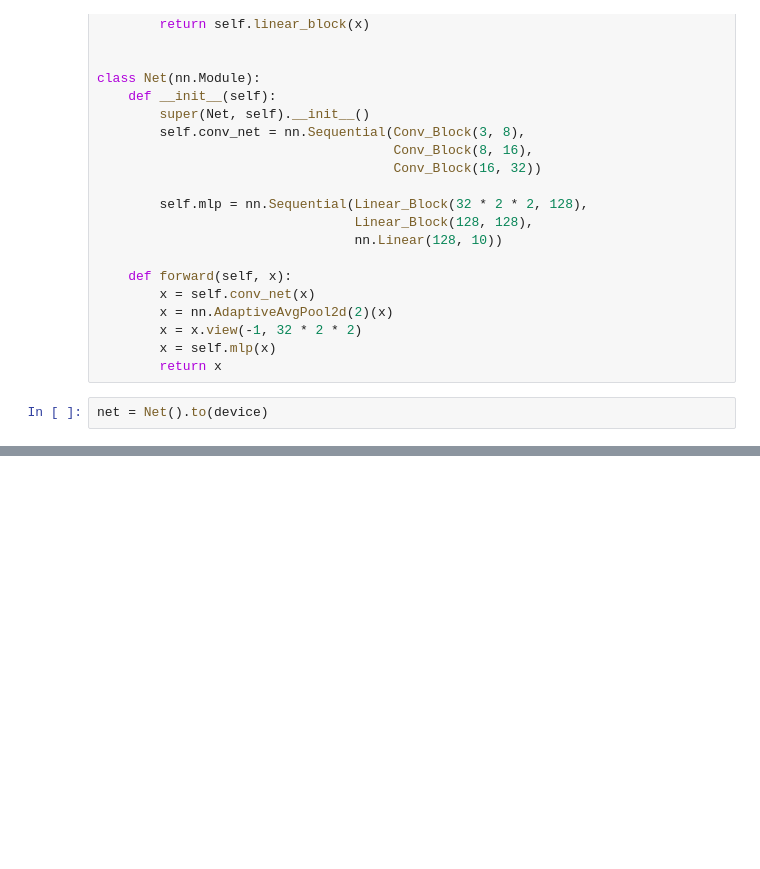
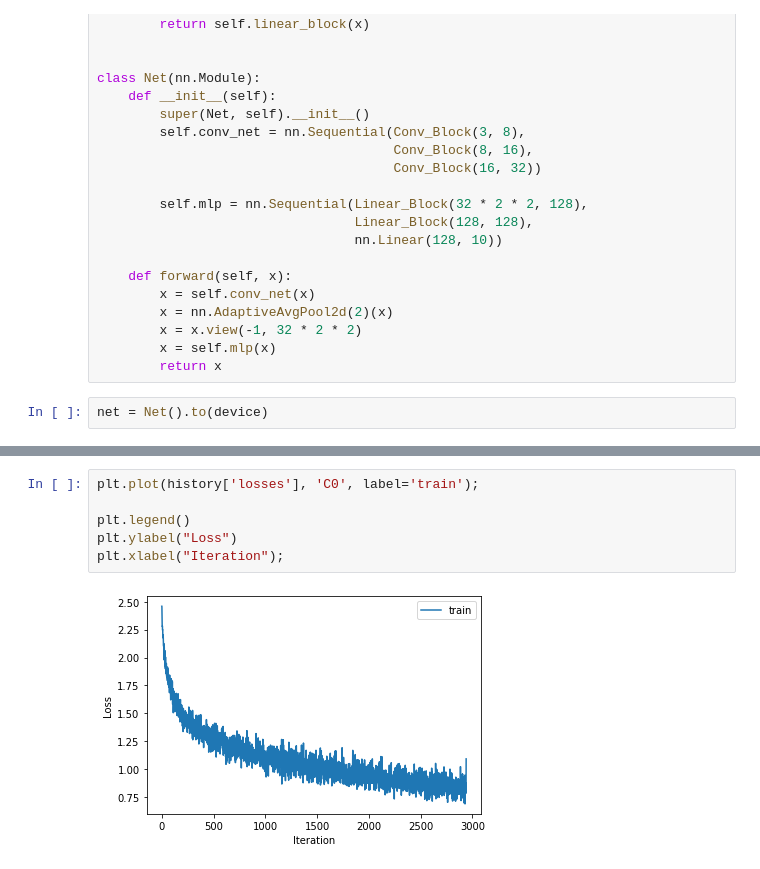
Before and after one commit to susuky/python_pratice, a Jupyter notebook: pytorch_basic_train_process.ipynb, the cells around one changed output, grey strips where cells are left out. Drawn from its saved outputs; the diff is of its cells as text; blank space fills up the shorter version.

```diff
--- a/pytorch_basic_train_process.ipynb
+++ b/pytorch_basic_train_process.ipynb
@@ -244,0 +255,8 @@ plt.plot(losses)
+# %%
+plt.plot(history['losses'], 'C0', label='train');
+
+plt.legend()
+plt.ylabel("Loss")
+plt.xlabel("Iteration");
+# %% [output]
+[figure, added]
```
Also changed, not shown: parts of 12 cells of this notebook.
